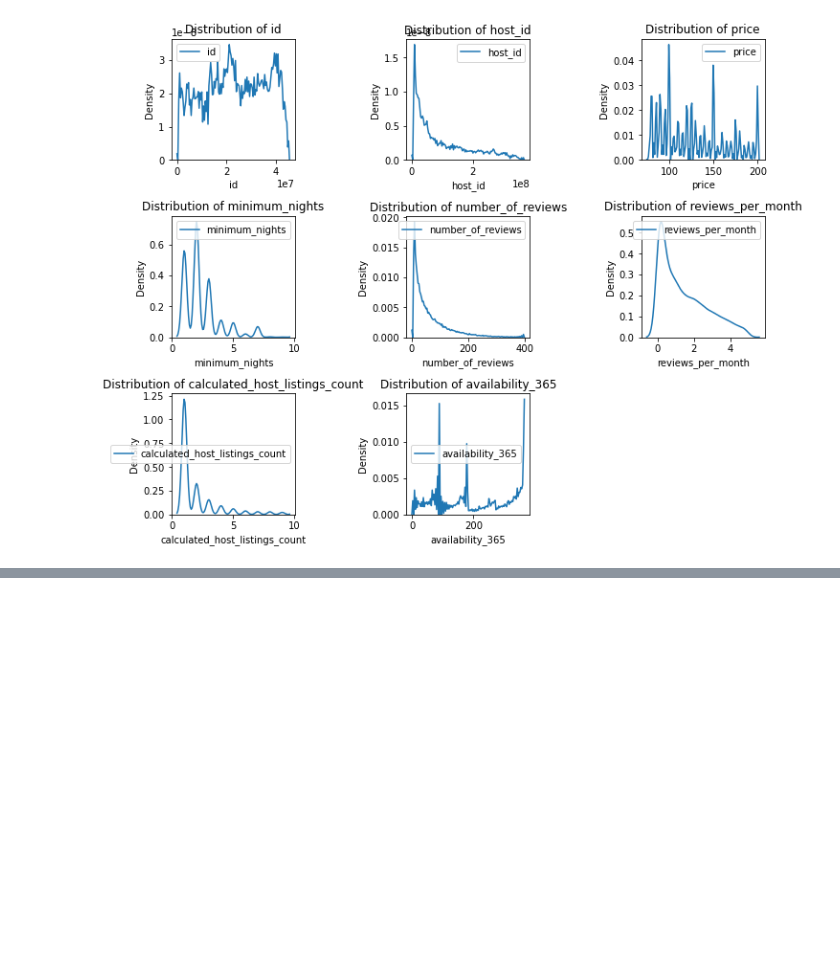
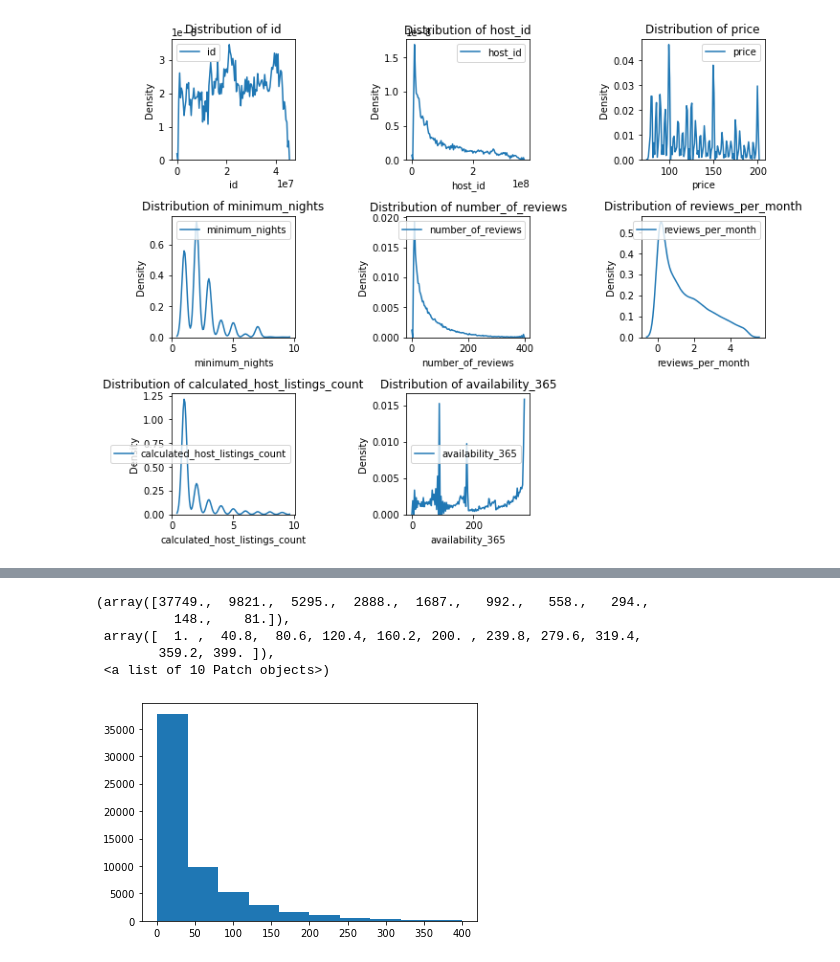
Before and after one commit to aruship1/320finalProject, a Jupyter notebook: firstFile.ipynb, the cells around one changed output, grey strips where cells are left out. Saved outputs shown, nothing was run; the diff lists cells and outputs as text; code cells hidden in the pictures; blank space fills up the shorter version.

```diff
--- a/firstFile.ipynb
+++ b/firstFile.ipynb
@@ -162,0 +192,12 @@ TypeError: 'method' object is not subscriptable
+# %%
+# Feature 3: Number of Reviews
+plt.hist(cleanedUsaData['number_of_reviews'])
+# plot that shows number of reviews for each AirBNB listing
+#& add better description later&
+# %% [output]
+(array([37749.,  9821.,  5295.,  2888.,  1687.,   992.,   558.,   294.,
+          148.,    81.]),
+ array([  1. ,  40.8,  80.6, 120.4, 160.2, 200. , 239.8, 279.6, 319.4,
+        359.2, 399. ]),
+ <a list of 10 Patch objects>)
+[figure, added]
```
Also changed, not shown: parts of 5 cells of this notebook.
